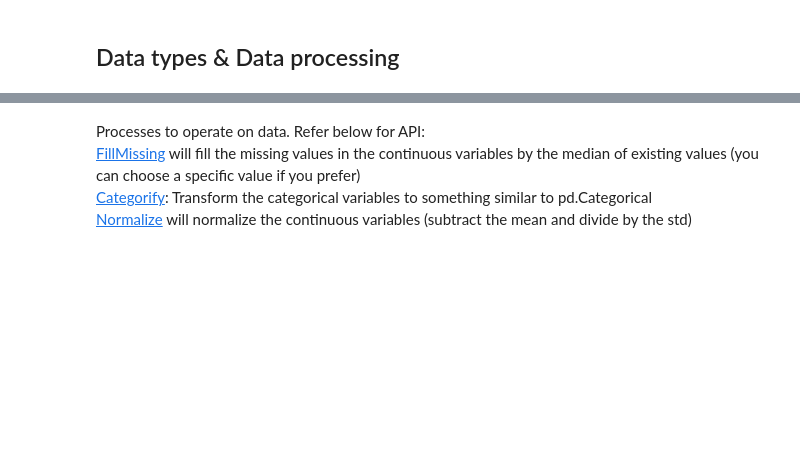
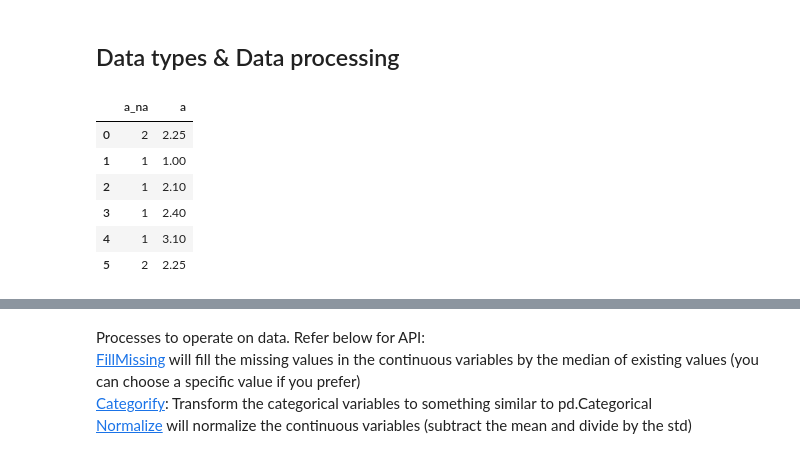
Before and after one commit to harnalashok/deeplearning, a Jupyter notebook: Tabular_data_with_fastai.ipynb, the cells around one changed output, grey strips where cells are left out. Cells and saved outputs as stored; diff of their text form; code cells hidden in the pictures; blank space fills up the shorter version.

```diff
--- a/Tabular_data_with_fastai.ipynb
+++ b/Tabular_data_with_fastai.ipynb
@@ -127,3 +151,17 @@ df.shape   # (32561, 15)
 dep_var = 'salary'    # target
 cat_names = ['workclass', 'education', 'marital-status', 'occupation', 'relationship', 'race']
 cont_names = ['age', 'fnlwgt', 'education-num']
+# %%
+from numpy import NaN
+df1 = pd.DataFrame({'a':[NaN,1,2.1,2.4,3.1, NaN]})
+to = TabularPandas(df1, [FillMissing, Categorify], cont_names = ['a'])
+# %%
+to.xs.head(6)
+# %% [output]
+|  | a_na | a |
+| 0 | 2 | 2.25 |
+| 1 | 1 | 1.00 |
+| 2 | 1 | 2.10 |
+| 3 | 1 | 2.40 |
+| 4 | 1 | 3.10 |
+| 5 | 2 | 2.25 |
```
Also changed, not shown: parts of 13 cells of this notebook.
